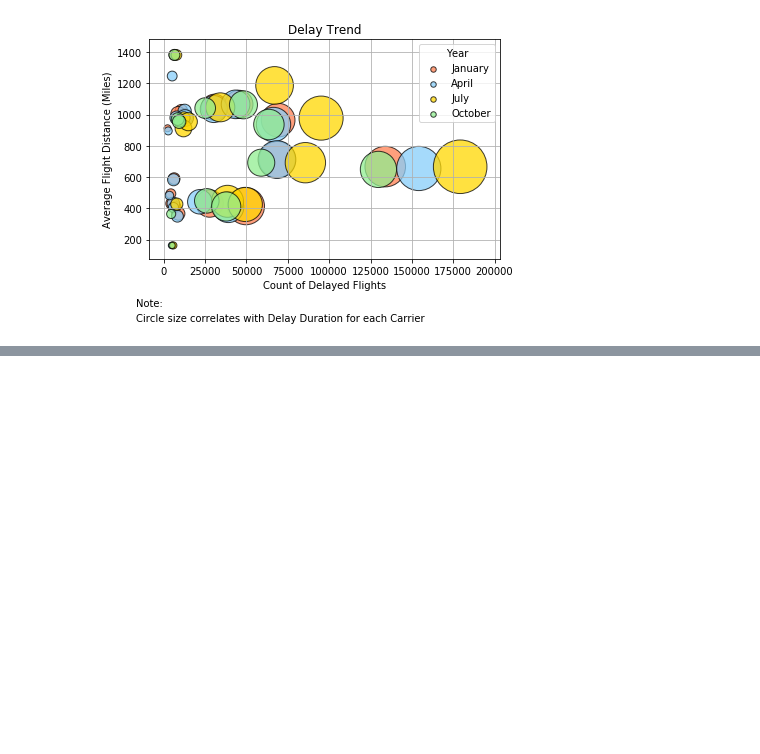
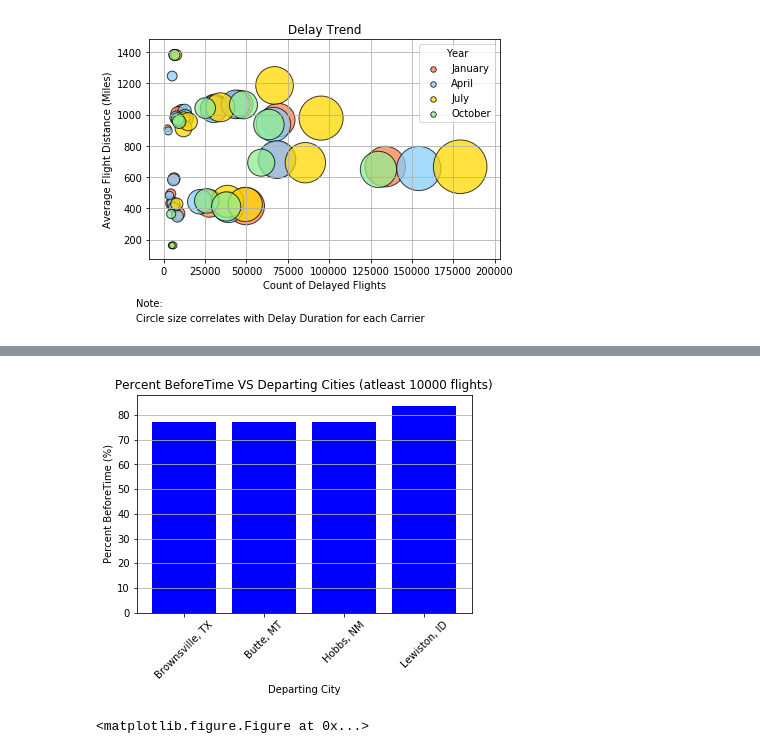
Before and after one commit to Randy0601/GroupProject, a Jupyter notebook: Saifee/Starter.ipynb, the cells around one changed output, grey strips where cells are left out. Drawn from its saved outputs; the diff is of its cells as text; code cells hidden in the pictures; blank space fills up the shorter version.

```diff
--- a/Saifee/Starter.ipynb
+++ b/Saifee/Starter.ipynb
@@ -557,0 +630,36 @@ Text(0.1,-0.07,'Circle size correlates with Delay Duration for each Carrier')
+# %%
+city_beforetime_group_df = beforetime_df.groupby("OriginCityName")
+#print(airline_group_df.count())
+carrier_total_beforetime_df = carrier_beforetime_group_df["ArrDelay"].sum()
+
+city_bt_per  = []
+
+city_bt_per = [city_beforetime_group_df.get_group(city).size/city_group_df.get_group(city).size* 100 if city_group_df.get_group(city).size > 10000 else 0 for city in city_list]
+
+# print(unique_carrier_list)
+# print(carrier_delay_per)
+
+colors = ['g' if value >= 70 else "b"  for value in city_bt_per]
+
+
+city_filter_list = []
+city_bt_filter_per = []
+
+for count in range(0,len(city_list)-1):
+    if city_bt_per[count] >= 77:
+        city_bt_filter_per.append(city_bt_per[count])
+        city_filter_list.append(city_list[count])
+
+plt.bar(city_filter_list,city_bt_filter_per, color = colors)
+plt.xlabel("Departing City")
+plt.ylabel("Percent BeforeTime (%)")
+plt.xticks(rotation = 45)
+
+plt.title("Percent BeforeTime VS Departing Cities (atleast 10000 flights)")
+plt.grid(axis='y')
+plt.show()
+plt.tight_layout()
+plt.show()
+# %% [output]
+[figure, added]
+<matplotlib.figure.Figure at 0x...>
```
Also changed, not shown: parts of 4 cells of this notebook, 1 other file.
